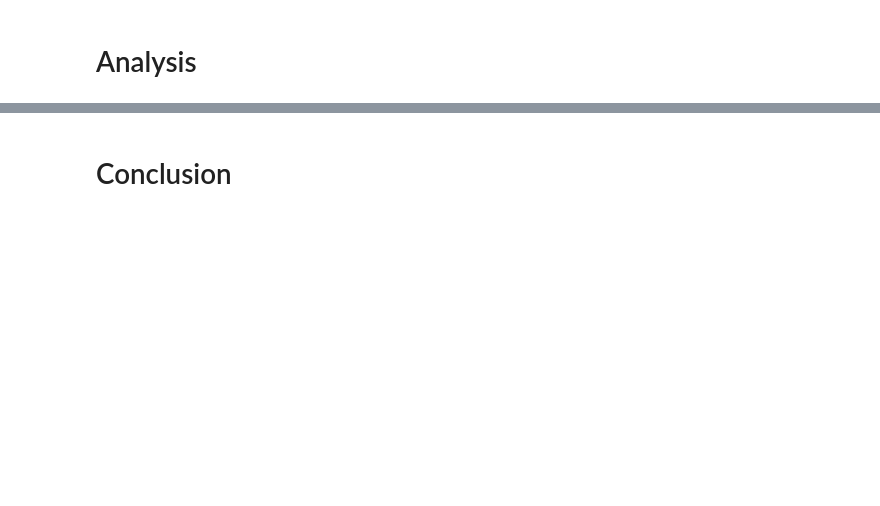
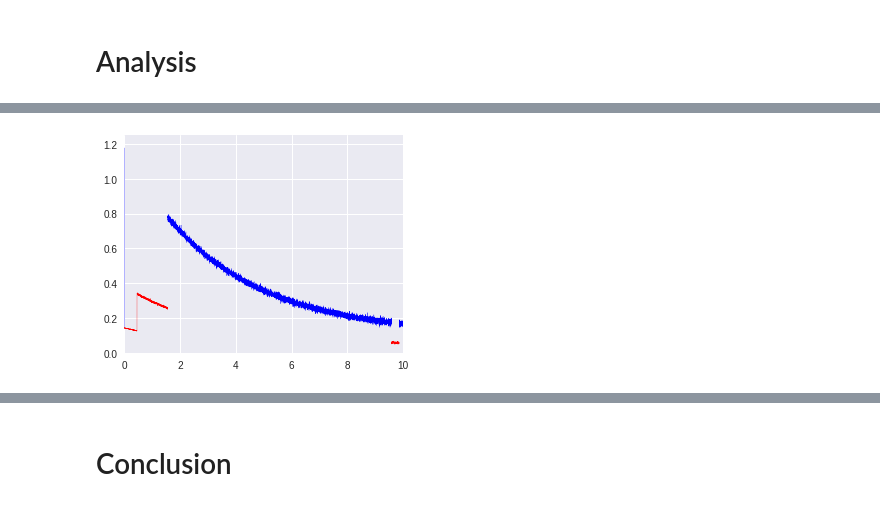
Before and after one commit to yasrynn/ML-Notebooks, a Jupyter notebook: production_seg.ipynb, the cells around one changed output, grey strips where cells are left out. Saved outputs shown, nothing was run; the diff lists cells and outputs as text; code cells hidden in the pictures; blank space fills up the shorter version.

```diff
--- a/production_seg.ipynb
+++ b/production_seg.ipynb
@@ -445,0 +455,5 @@ The model is quite accurate for many profiles:
+# %%
+i = 35
+lin_plot(list(zip(xs,x[i].squeeze())),learn.model(x[i].unsqueeze(0).cuda()).round().squeeze(),[0,10],[0,1.25]) # Predicted labels
+# %% [output]
+[figure, added]
```
Also changed, not shown: parts of 24 cells of this notebook.
